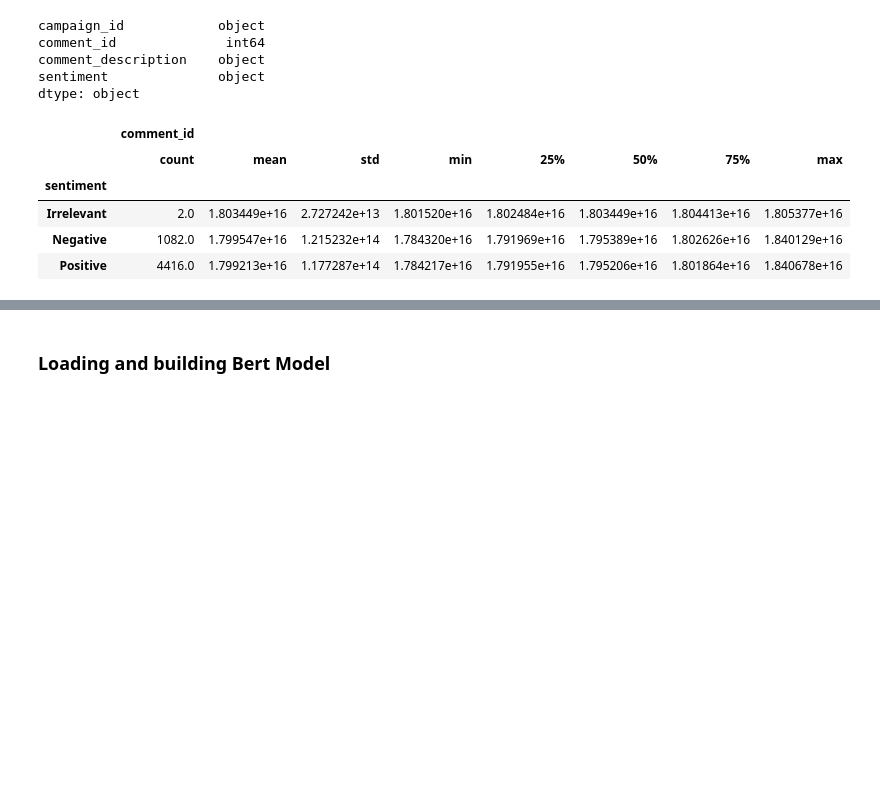
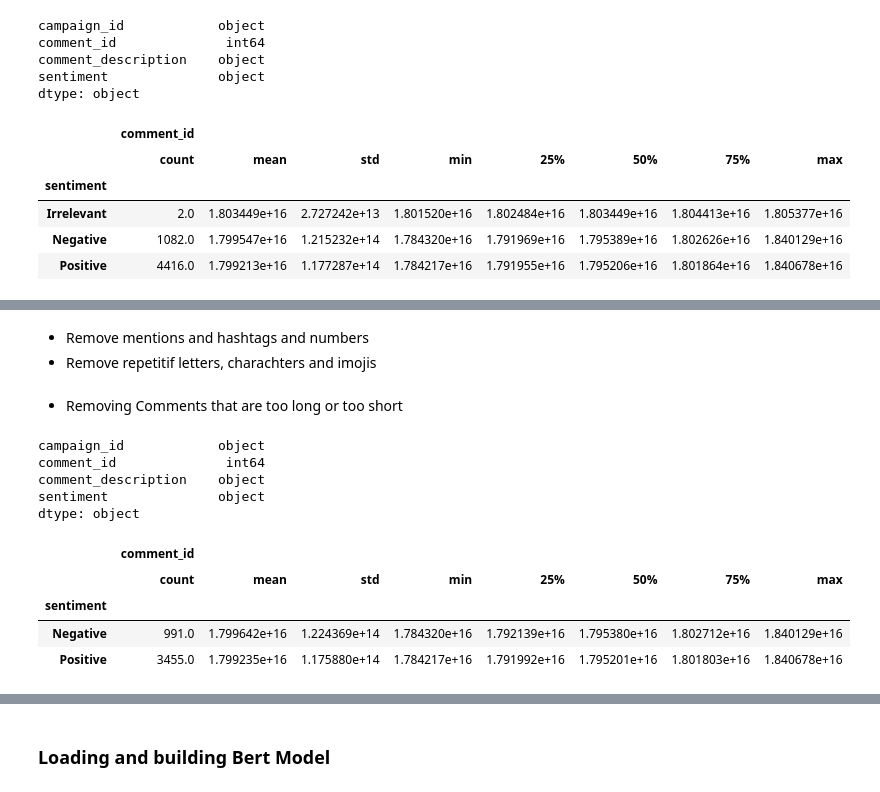
Before and after one commit to nabirudesu/multilingual-sentiment-analysis, a Jupyter notebook: model/finetuning.ipynb, the cells around one changed output, grey strips where cells are left out. Drawn from its saved outputs; the diff is of its cells as text; code cells hidden in the pictures; blank space fills up the shorter version.

```diff
--- a/model/finetuning.ipynb
+++ b/model/finetuning.ipynb
@@ -53,0 +95,60 @@ dtype: object
+# %%
+irrelevant_indexes=input_data[input_data['sentiment']=='Irrelevant'].index
+input_data.drop(irrelevant_indexes,inplace=True)
+# %% [markdown]
+- Remove mentions and hashtags and numbers
+- Remove repetitif letters, charachters and imojis
+# %%
+# remove mentions and hashtags and numbers
+import re
+def clean_comments(text):
+    words= text.split()
+    cleaned_text=""
+    for word in words:
+        if word.startswith("#"):   # remove hashtags
+            cleaned_text=cleaned_text + ""
+        elif word.startswith("@"):  # remove mentions
+            cleaned_text=cleaned_text + ""
+        else:
+            cleaned_text=cleaned_text +" "+ word
+    cleaned_text = re.sub("\d+", " ", cleaned_text) # remove number
+    cleaned_text = re.sub('[%s]' % re.escape("""!"#$%&'()*+,،-./:;<=>؟?@[\]^_`{|}~"""), ' ', cleaned_text)  # remove punctuation
+    cleaned_text = re.sub('\s+', ' ', cleaned_text) # remove extra space
+    return cleaned_text
+
+# remove repetitif letters and repetitif imojis
+def remove_repetion(text):
+    i=2
+    text_lenght=len(text)
+    while i < text_lenght:
+        # compare every character with two characters before
+        if text[i]==text[i-1] and text[i] == text[i-2]:
+            text = text[:i]+text[i+1:]
+            text_lenght=text_lenght-1
+        else:
+            i=i+1
+    return text
+# %%
+input_data['comment_description']=input_data['comment_description'].apply(clean_comments)
+input_data['comment_description']=input_data['comment_description'].apply(remove_repetion)
+# %% [markdown]
+- Removing Comments that are too long or too short
+# %%
+# Setting a limit lenght of min=3 and max=200 characters for comments
+long_indexes= input_data[input_data['comment_description'].str.len()>=200].index
+short_indexes= input_data[input_data['comment_description'].str.len()<=3].index
+input_data.drop(long_indexes,inplace=True)
+input_data.drop(short_indexes,inplace=True)
+print(input_data.dtypes)
+input_data.groupby('sentiment').describe()
+# %% [output]
+campaign_id            object
+comment_id              int64
+comment_description    object
+sentiment              object
+dtype: object
+|  | comment_id |  |  |  |  |  |  |  |
+|  | count | mean | std | min | 25% | 50% | 75% | max |
+| sentiment |  |  |  |  |  |  |  |  |
+| Negative | 991.0 | 1.799642e+16 | 1.224369e+14 | 1.784320e+16 | 1.792139e+16 | 1.795380e+16 | 1.802712e+16 | 1.840129e+16 |
+| Positive | 3455.0 | 1.799235e+16 | 1.175880e+14 | 1.784217e+16 | 1.791992e+16 | 1.795201e+16 | 1.801803e+16 | 1.840678e+16 |
```
Also changed, not shown: parts of 52 cells of this notebook.
